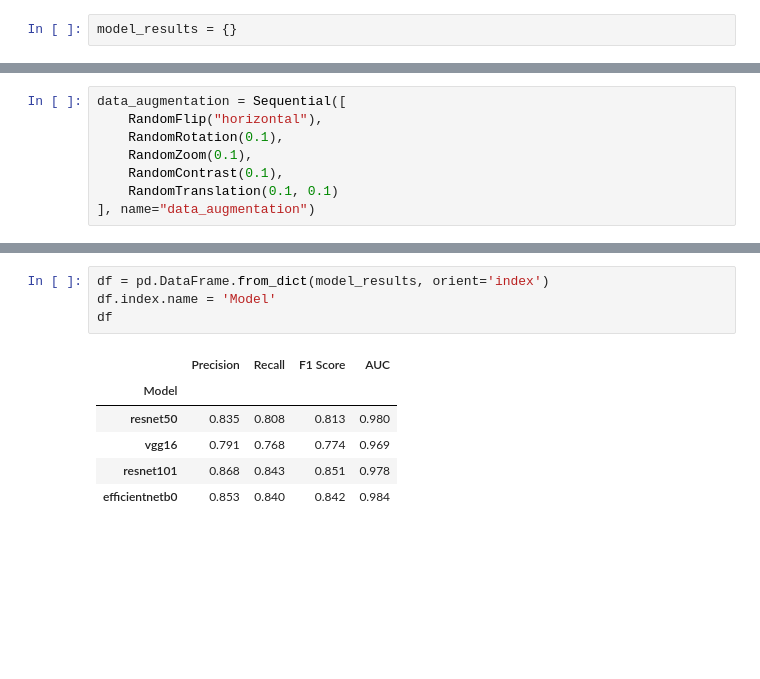
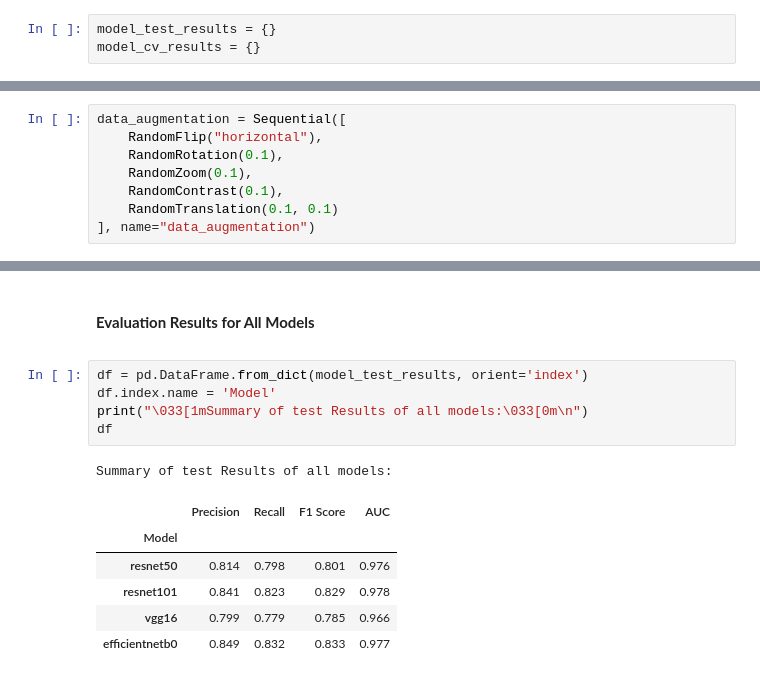
Before and after one commit to pavan-r411/Transfer-Learning-for-Image-Classification, a Jupyter notebook: notebook/final-project-pavan-r411.ipynb, the cells around one changed output, grey strips where cells are left out. Drawn from its saved outputs; the diff is of its cells as text; blank space fills up the shorter version.

```diff
--- a/notebook/final-project-pavan-r411.ipynb
+++ b/notebook/final-project-pavan-r411.ipynb
@@ -36,3 +35,4 @@ in your dataset. This can be done using various tools, including OpenCV.</b>
 # %%
-model_results = {}
+model_test_results = {}
+model_cv_results = {}
 # %%
@@ -392,11 +453,15 @@ Test       | 0.853     | 0.840  | 0.842    | 0.984
+# %% [markdown]
+<b><h4>Evaluation Results for All Models</h4></b>
 # %%
-df = pd.DataFrame.from_dict(model_results, orient='index')
+df = pd.DataFrame.from_dict(model_test_results, orient='index')
 df.index.name = 'Model'
+print("\033[1mSummary of test Results of all models:\033[0m\n")
 df
 # %% [output]
+Summary of test Results of all models:
 |  | Precision | Recall | F1 Score | AUC |
 | Model |  |  |  |  |
-| resnet50 | 0.835 | 0.808 | 0.813 | 0.980 |
-| vgg16 | 0.791 | 0.768 | 0.774 | 0.969 |
-| resnet101 | 0.868 | 0.843 | 0.851 | 0.978 |
-| efficientnetb0 | 0.853 | 0.840 | 0.842 | 0.984 |
+| resnet50 | 0.814 | 0.798 | 0.801 | 0.976 |
+| resnet101 | 0.841 | 0.823 | 0.829 | 0.978 |
+| vgg16 | 0.799 | 0.779 | 0.785 | 0.966 |
+| efficientnetb0 | 0.849 | 0.832 | 0.833 | 0.977 |
```
Also changed, not shown: parts of 15 cells of this notebook.
